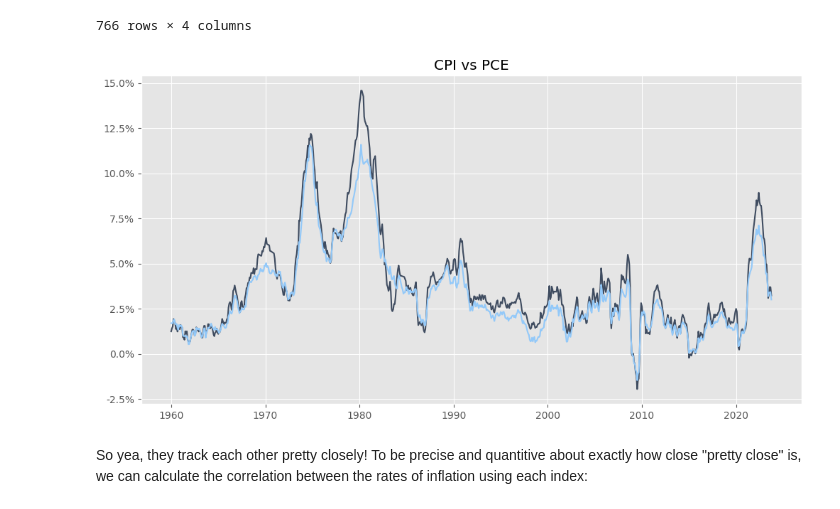
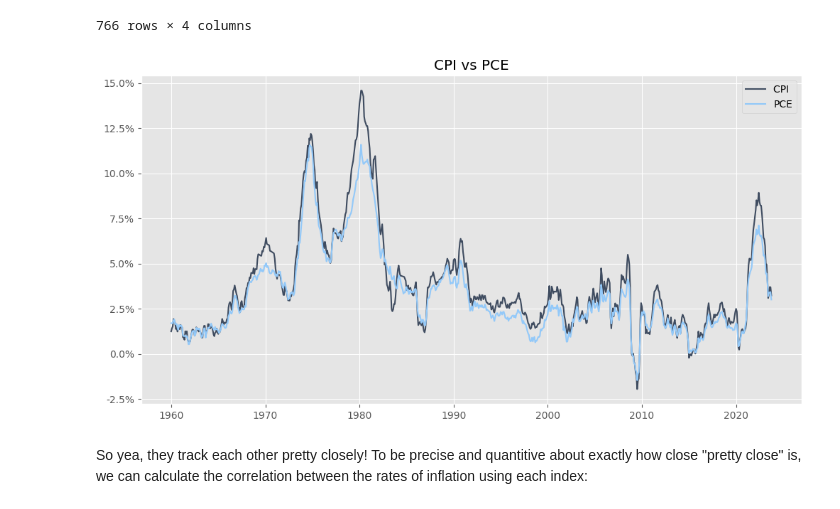
Before and after one commit to Brandt-moreThan4/Blog, a Jupyter notebook: _sources/content/4_FRED.ipynb, the cells around one changed output. Cells and saved outputs as stored; diff of their text form; code cells hidden in the pictures.

```diff
--- a/_sources/content/4_FRED.ipynb
+++ b/_sources/content/4_FRED.ipynb
@@ -306,12 +309,13 @@ inflation_df
 # %%
 fig, ax = plt.subplots(figsize=(12,6))
 ax.plot(inflation_df['CPI_YoY'], label='CPI ')
 ax.plot(inflation_df['PCE_YoY'], label='PCE')
 # Format the y axis as a percent:
 ax.yaxis.set_major_formatter(FuncFormatter(percentage_formatter))
-ax.set_title('CPI vs PCE');
+ax.set_title('CPI vs PCE')
+ax.legend();
 # %% [output]
-[figure, old version]
+[figure, new version]
 # %% [markdown]
 So yea, they track each other pretty closely! To be precise and quantitive about exactly how close "pretty close" is, we
 can calculate the correlation between the rates of inflation using each index:
```
Also changed, not shown: parts of 1 cell of this notebook, 7 other files.
